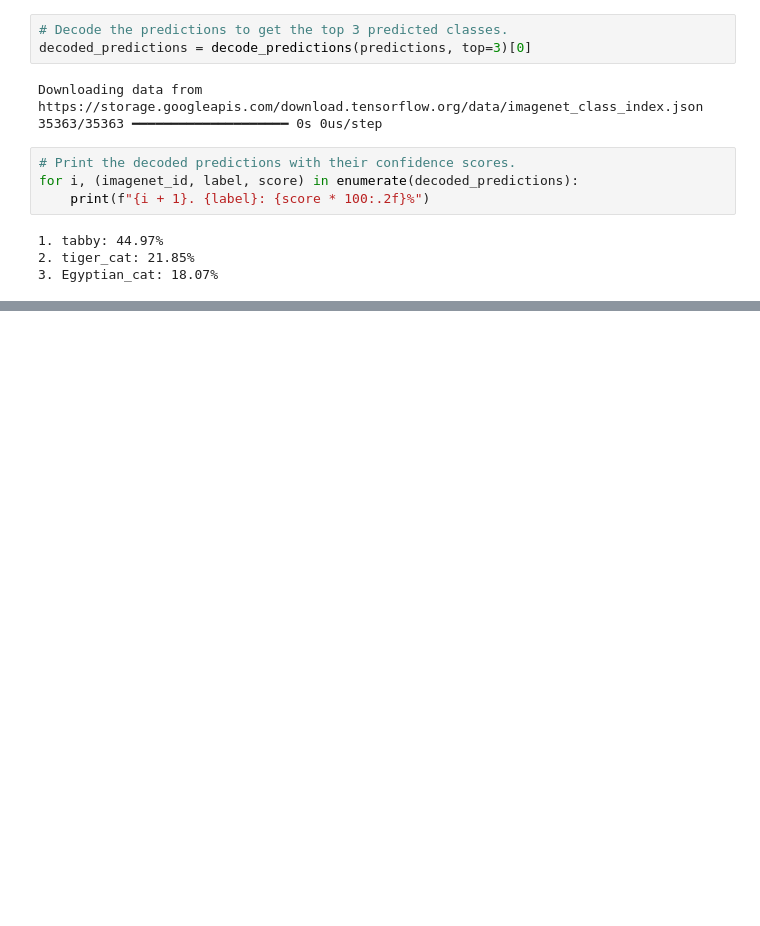
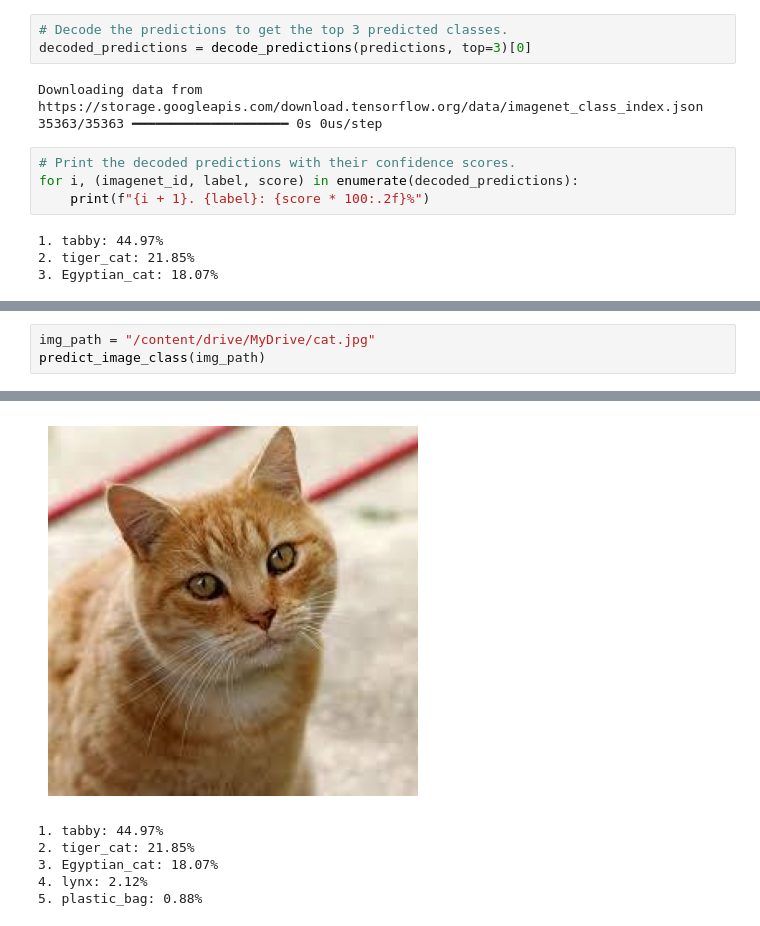
Before and after one commit to Saifullah785/deep-learning-projects, a Jupyter notebook: Project_10_Image_Classification_with_MobileNetV2/Project_10_Image_Classification_with_MobileNetV2.ipynb, the cells around one changed output, grey strips where cells are left out. Saved outputs shown, nothing was run; the diff lists cells and outputs as text; blank space fills up the shorter version.

```diff
--- a/Project_10_Image_Classification_with_MobileNetV2/Project_10_Image_Classification_with_MobileNetV2.ipynb
+++ b/Project_10_Image_Classification_with_MobileNetV2/Project_10_Image_Classification_with_MobileNetV2.ipynb
@@ -44,0 +91,4 @@ for i, (imagenet_id, label, score) in enumerate(decoded_predictions):
+# %%
+img_path = "/content/drive/MyDrive/cat.jpg"
+predict_image_class(img_path)
+# %% [output]
@@ -44,0 +96,6 @@ for i, (imagenet_id, label, score) in enumerate(decoded_predictions):
+[figure, added]
+1. tabby: 44.97%
+2. tiger_cat: 21.85%
+3. Egyptian_cat: 18.07%
+4. lynx: 2.12%
+5. plastic_bag: 0.88%
```
Also changed, not shown: parts of 6 cells of this notebook.
